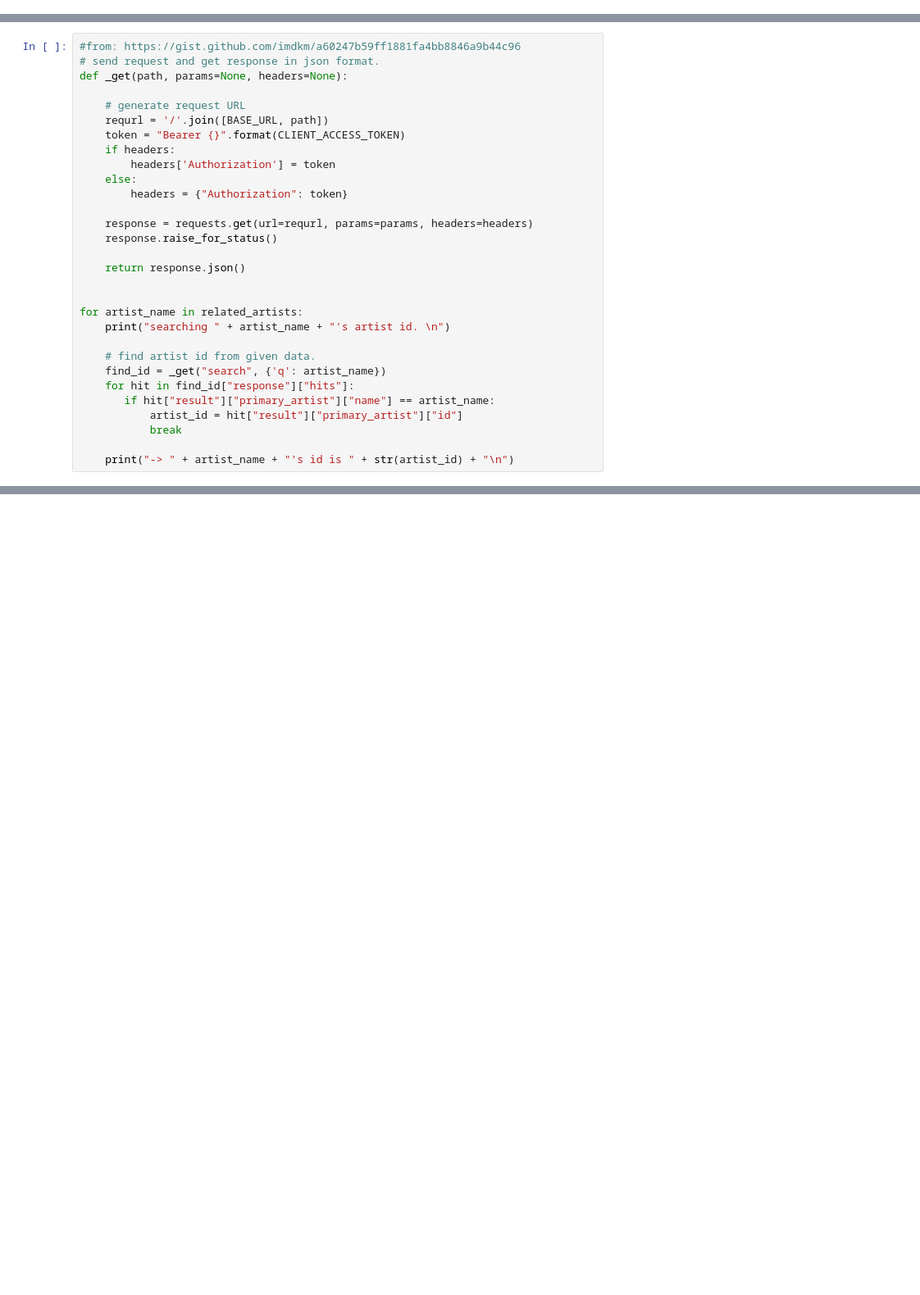
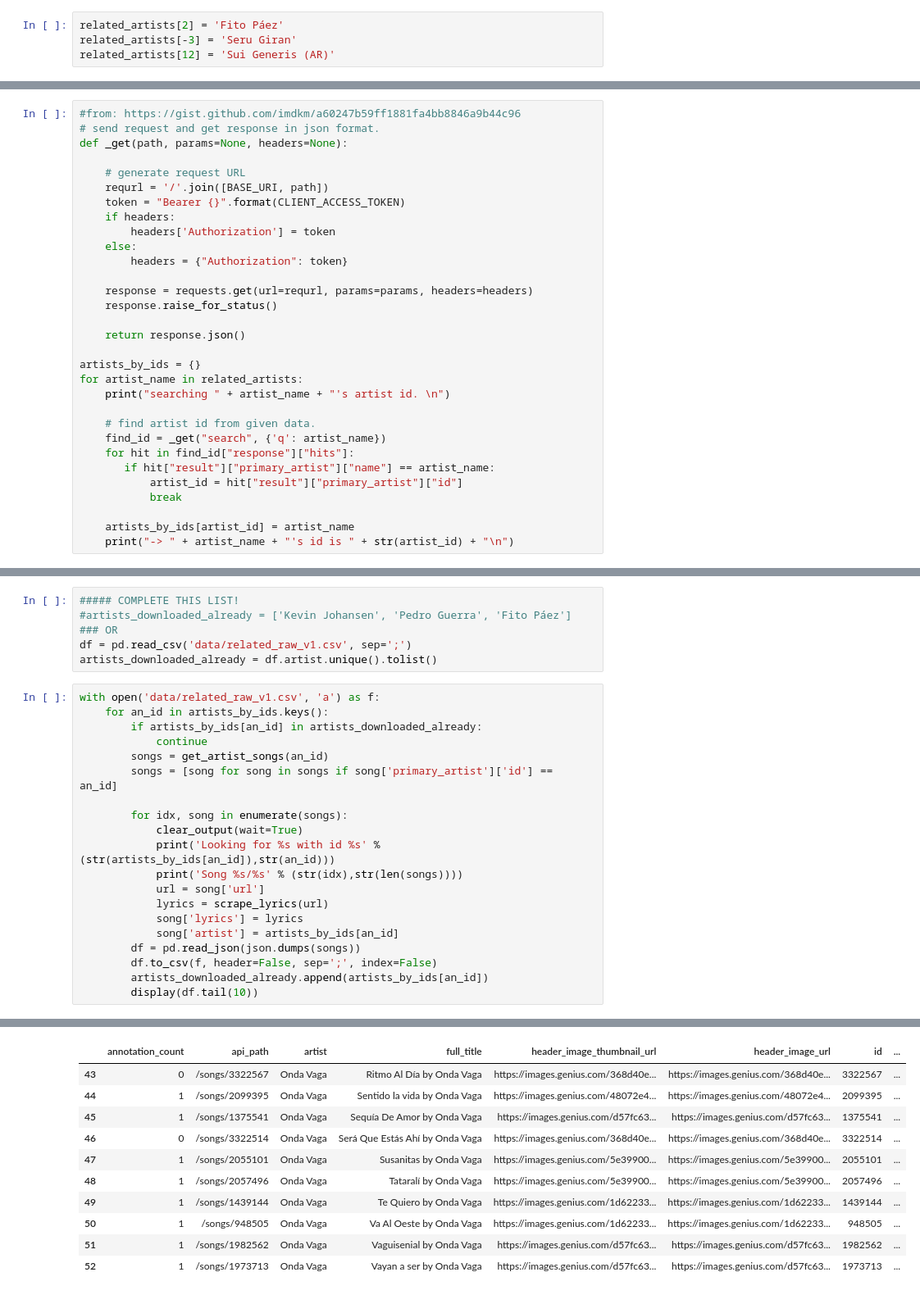
Before and after one commit to alexing/datadata, a Jupyter notebook: related_artists_dataset_builder.ipynb, the cells around one changed output, grey strips where cells are left out. Shown: that part at 82% size. Drawn from its saved outputs; the diff is of its cells as text; blank space fills up the shorter version.

```diff
--- a/related_artists_dataset_builder.ipynb
+++ b/related_artists_dataset_builder.ipynb
@@ -31,3 +35,7 @@ Related artists for Jorge Drexler
+# %%
+related_artists[2] = 'Fito Páez'
+related_artists[-3] = 'Seru Giran'
+related_artists[12] = 'Sui Generis (AR)'
 # %% [markdown]
 ## Genius part - getting the lyrics for each
 # %%
@@ -45,7 +53,7 @@ BASE_URI = "https://api.genius.com"
 def _get(path, params=None, headers=None):
 
     # generate request URL
-    requrl = '/'.join([BASE_URL, path])
+    requrl = '/'.join([BASE_URI, path])
     token = "Bearer {}".format(CLIENT_ACCESS_TOKEN)
     if headers:
         headers['Authorization'] = token
@@ -57,7 +65,7 @@ def _get(path, params=None, headers=None):
 
     return response.json()
 
-
+artists_by_ids = {}
 for artist_name in related_artists:
     print("searching " + artist_name + "'s artist id. \n")
 
@@ -68,6 +76,7 @@ for artist_name in related_artists:
            artist_id = hit["result"]["primary_artist"]["id"]
            break
 
+    artists_by_ids[artist_id] = artist_name
     print("-> " + artist_name + "'s id is " + str(artist_id) + "\n")
 # %% [output]
 searching Kevin Johansen's artist id.
@@ -74,0 +139,27 @@ NameError: name 'BASE_URL' is not defined
+# %%
+##### COMPLETE THIS LIST!
+#artists_downloaded_already = ['Kevin Johansen', 'Pedro Guerra', 'Fito Páez']
+### OR
+df = pd.read_csv('data/related_raw_v1.csv', sep=';')
+artists_downloaded_already = df.artist.unique().tolist()
+# %%
+with open('data/related_raw_v1.csv', 'a') as f:
+    for an_id in artists_by_ids.keys():
+        if artists_by_ids[an_id] in artists_downloaded_already:
+            continue
+        songs = get_artist_songs(an_id)
+        songs = [song for song in songs if song['primary_artist']['id'] == an_id]
+
+        for idx, song in enumerate(songs):
+            clear_output(wait=True)
+            print('Looking for %s with id %s' % (str(artists_by_ids[an_id]),str(an_id)))
+            print('Song %s/%s' % (str(idx),str(len(songs))))
+            url = song['url']
+            lyrics = scrape_lyrics(url)
+            song['lyrics'] = lyrics
+            song['artist'] = artists_by_ids[an_id]
+        df = pd.read_json(json.dumps(songs))
+        df.to_csv(f, header=False, sep=';', index=False)
+        artists_downloaded_already.append(artists_by_ids[an_id])
+        display(df.tail(10))
+# %% [output]
@@ -74,0 +168,11 @@ NameError: name 'BASE_URL' is not defined
+|  | annotation_count | api_path | artist | full_title | header_image_thumbnail_url | header_image_url | id | ... |
+| 43 | 0 | /songs/3322567 | Onda Vaga | Ritmo Al Día by Onda Vaga | https://images.genius.com/368d40e... | https://images.genius.com/368d40e... | 3322567 | ... |
+| 44 | 1 | /songs/2099395 | Onda Vaga | Sentido la vida by Onda Vaga | https://images.genius.com/48072e4... | https://images.genius.com/48072e4... | 2099395 | ... |
+| 45 | 1 | /songs/1375541 | Onda Vaga | Sequía De Amor by Onda Vaga | https://images.genius.com/d57fc63... | https://images.genius.com/d57fc63... | 1375541 | ... |
+| 46 | 0 | /songs/3322514 | Onda Vaga | Será Que Estás Ahí by Onda Vaga | https://images.genius.com/368d40e... | https://images.genius.com/368d40e... | 3322514 | ... |
+| 47 | 1 | /songs/2055101 | Onda Vaga | Susanitas by Onda Vaga | https://images.genius.com/5e39900... | https://images.genius.com/5e39900... | 2055101 | ... |
+| 48 | 1 | /songs/2057496 | Onda Vaga | Tataralí by Onda Vaga | https://images.genius.com/5e39900... | https://images.genius.com/5e39900... | 2057496 | ... |
+| 49 | 1 | /songs/1439144 | Onda Vaga | Te Quiero by Onda Vaga | https://images.genius.com/1d62233... | https://images.genius.com/1d62233... | 1439144 | ... |
+| 50 | 1 | /songs/948505 | Onda Vaga | Va Al Oeste by Onda Vaga | https://images.genius.com/1d62233... | https://images.genius.com/1d62233... | 948505 | ... |
+| 51 | 1 | /songs/1982562 | Onda Vaga | Vaguisenial by Onda Vaga | https://images.genius.com/d57fc63... | https://images.genius.com/d57fc63... | 1982562 | ... |
+| 52 | 1 | /songs/1973713 | Onda Vaga | Vayan a ser by Onda Vaga | https://images.genius.com/d57fc63... | https://images.genius.com/d57fc63... | 1973713 | ... |
```
Also changed, not shown: parts of 11 cells of this notebook, 2 other files.
